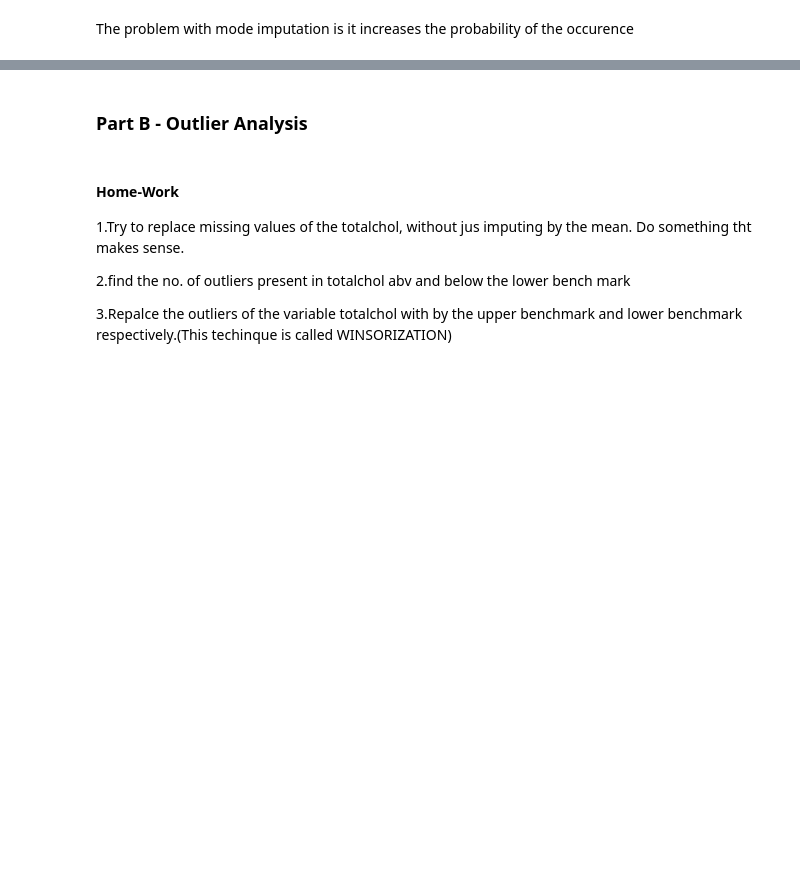
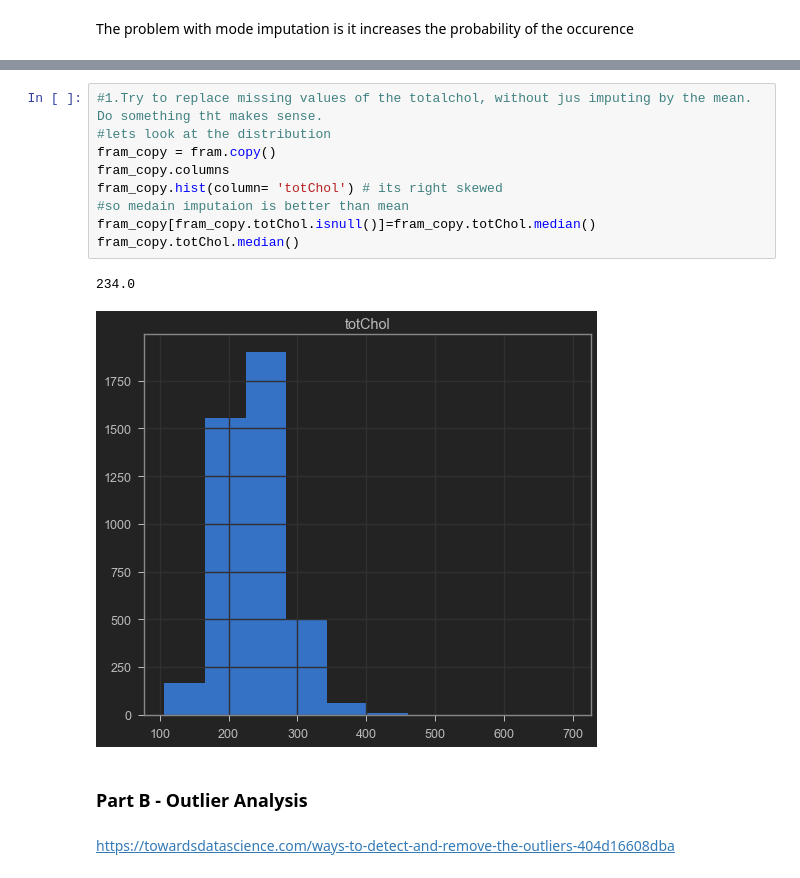
Before and after one commit to GouthamKumar-R/ML, a Jupyter notebook: D20 - IML/Class exercises/IML- S5 - Missing Value Imputation and Outlier Analysis.ipynb, the cells around one changed output, grey strips where cells are left out. Drawn from its saved outputs; the diff is of its cells as text; blank space fills up the shorter version.

```diff
--- a/D20 - IML/Class exercises/IML- S5 - Missing Value Imputation and Outlier Analysis.ipynb
+++ b/D20 - IML/Class exercises/IML- S5 - Missing Value Imputation and Outlier Analysis.ipynb
@@ -348,11 +412,16 @@ The problem with mode imputation is it increases the probability of the occurenc
+# %%
+#1.Try to replace missing values of the totalchol, without jus imputing by the mean. Do something tht makes sense.
+#lets look at the distribution
+fram_copy = fram.copy()
+fram_copy.columns
+fram_copy.hist(column= 'totChol') # its right skewed
+#so medain imputaion is better than mean
+fram_copy[fram_copy.totChol.isnull()]=fram_copy.totChol.median()
+fram_copy.totChol.median()
+# %% [output]
+234.0
+[figure, added]
 # %% [markdown]
 ### Part B - Outlier Analysis
-# %% [markdown]
-#### Home-Work
-
-1.Try to replace missing values of the totalchol, without jus imputing by the mean. Do something tht makes sense.
-
-2.find the no. of outliers present in totalchol
-abv and below the lower bench mark
-
-3.Repalce the outliers of the variable totalchol with by the upper benchmark and lower benchmark respectively.(This techinque is called WINSORIZATION)
+# %% [markdown]
+https://towardsdatascience.com/ways-to-detect-and-remove-the-outliers-404d16608dba
```
Also changed, not shown: parts of 18 cells of this notebook.
